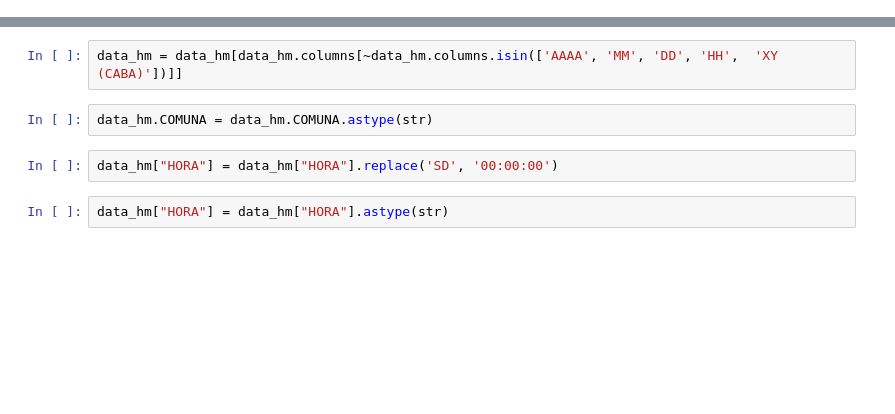
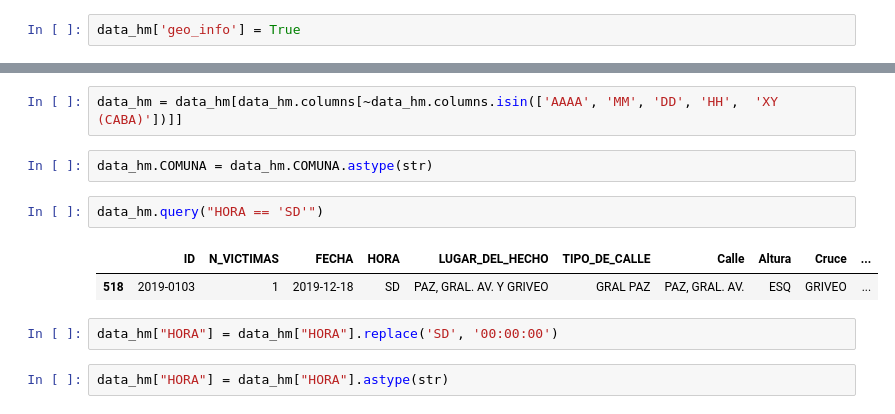
Before and after one commit to cypbk/pida-javier-bengolea, a Jupyter notebook: main.ipynb, the cells around one changed output, grey strips where cells are left out. Drawn from its saved outputs; the diff is of its cells as text; blank space fills up the shorter version.

````diff
--- a/main.ipynb
+++ b/main.ipynb
@@ -194,5 +194,7 @@ for i in nulos:
 Según lo visto, cuando la direcciòn normalizada es nula es porque ocurre en autopista, sólo un caso en el que es calle porque es un registro con valores nulos o sin datos, del que se puede prescindir.
 # %% [markdown]
 Vemos que hay otros valores nulos encubiertos, como ```'.'``` en las coordenadas GPS, o ```Point (. .)```, en las otras coordenads espaciales, o ```SD``` en otros campos. Inclusive ```0``` en la columna ```COMUNA```, siendo 15 comunas a partir de la 1.
+# %%
+data_hm['geo_info'] = True
 # %%
 # data_['pos x'].apply(lambda x: float(x) if x.lstrip().isnumeric() else None)
@@ -233,6 +274,11 @@
 data_hm = data_hm[data_hm.columns[~data_hm.columns.isin(['AAAA', 'MM', 'DD', 'HH',  'XY (CABA)'])]]
 # %%
 data_hm.COMUNA = data_hm.COMUNA.astype(str)
+# %%
+data_hm.query("HORA == 'SD'")
+# %% [output]
+|  | ID | N_VICTIMAS | FECHA | HORA | LUGAR_DEL_HECHO | TIPO_DE_CALLE | Calle | Altura | Cruce | ... |
+| 518 | 2019-0103 | 1 | 2019-12-18 | SD | PAZ, GRAL. AV. Y GRIVEO | GRAL PAZ | PAZ, GRAL. AV. | ESQ | GRIVEO | ... |
 # %%
 data_hm["HORA"] = data_hm["HORA"].replace('SD', '00:00:00')
 # %%
````
Also changed, not shown: parts of 48 cells of this notebook, 2 other files.
